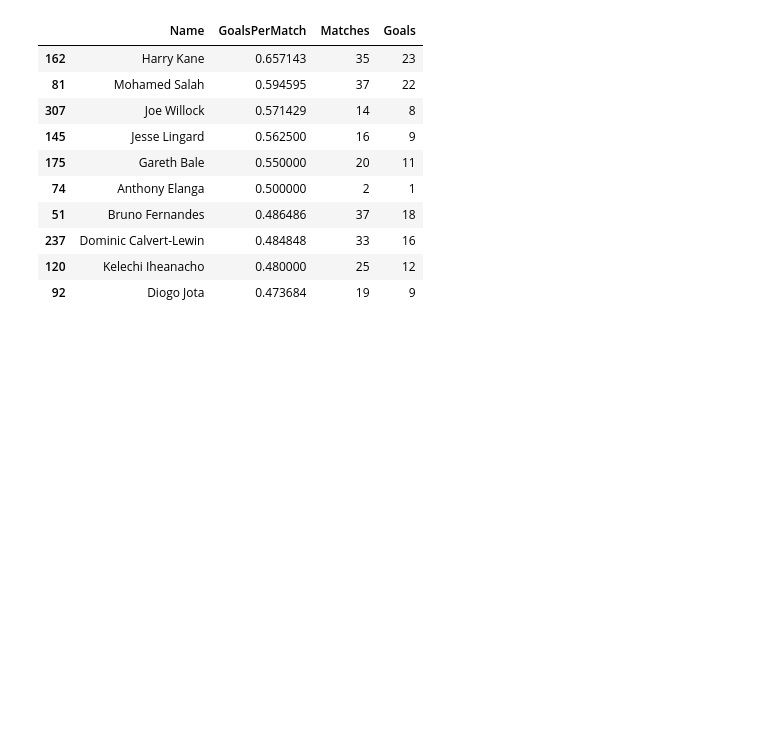
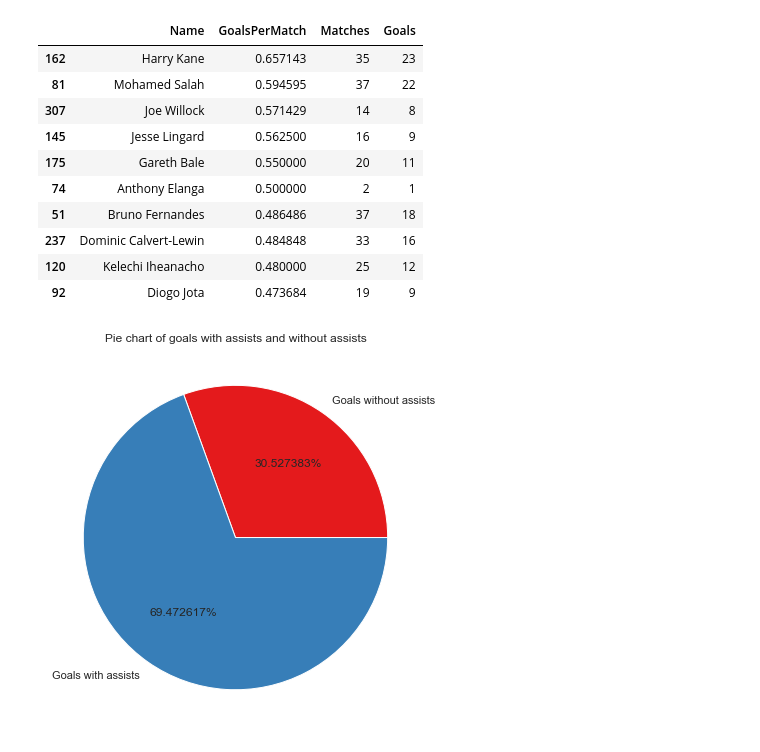
Before and after one commit to ishtiakrongon/PythonProject2-Exploratory_Data_Analysis_Using_Python, a Jupyter notebook: eda_on_football_data.ipynb, the cells around one changed output. Saved outputs shown, nothing was run; the diff lists cells and outputs as text; code cells hidden in the pictures; blank space fills up the shorter version.

```diff
--- a/eda_on_football_data.ipynb
+++ b/eda_on_football_data.ipynb
@@ -382,3 +366,16 @@ top_10_goals_per_match
 | 237 | Dominic Calvert-Lewin | 0.484848 | 33 | 16 |
 | 120 | Kelechi Iheanacho | 0.480000 | 25 | 12 |
 | 92 | Diogo Jota | 0.473684 | 19 | 9 |
+# %%
+# Pie Chart - Goals with assist and without assist
+
+plt.figure(figsize = (14, 7))
+assists = epl_df['Assists'].sum()
+data = [Total_goals - assists, assists]
+labels = ['Goals without assists', 'Goals with assists']
+color = sns.color_palette('Set1')
+plt.pie(data, labels = labels, colors = color, autopct = '%0f%%')
+plt.title("Pie chart of goals with assists and without assists")
+plt.show()
+# %% [output]
+[figure, added]
```
Also changed, not shown: parts of 2 cells of this notebook.
